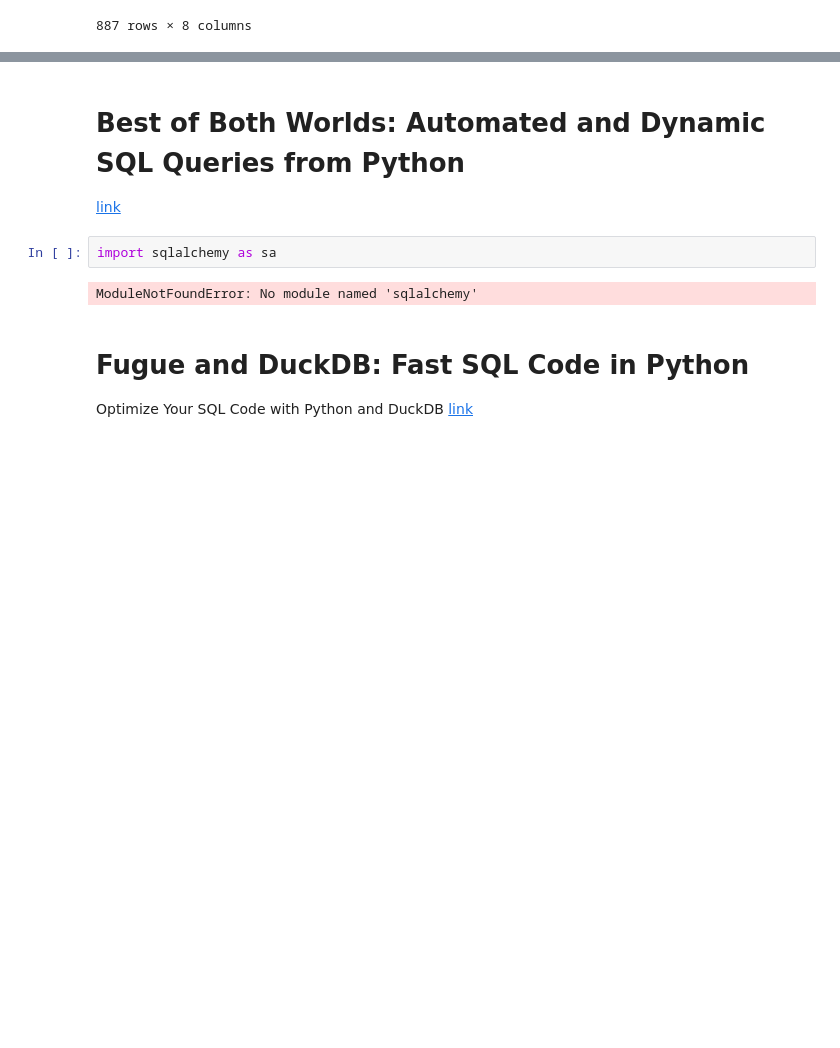
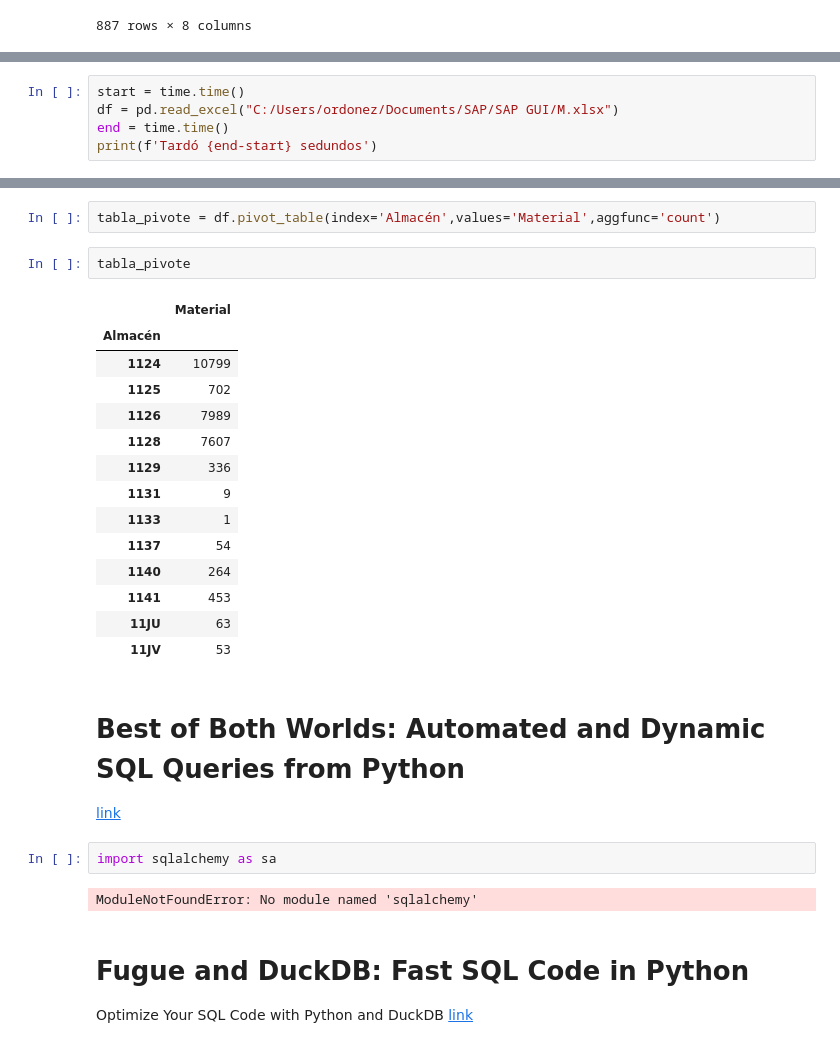
Before and after one commit to vordonez74/notebook, a Jupyter notebook: Pandas.ipynb, the cells around one changed output, grey strips where cells are left out. Saved outputs shown, nothing was run; the diff lists cells and outputs as text; blank space fills up the shorter version.

Commit message:
uso de pivot y agrupacion

```diff
--- a/Pandas.ipynb
+++ b/Pandas.ipynb
@@ -323,0 +598,5 @@ data
+# %%
+start = time.time()
+df = pd.read_excel("C:/Users/ordonez/Documents/SAP/SAP GUI/M.xlsx")
+end = time.time()
+print(f'Tardó {end-start} sedundos')
@@ -324,3 +614,22 @@ data
+# %%
+tabla_pivote = df.pivot_table(index='Almacén',values='Material',aggfunc='count')
+# %%
+tabla_pivote
+# %% [output]
+|  | Material |
+| Almacén |  |
+| 1124 | 10799 |
+| 1125 | 702 |
+| 1126 | 7989 |
+| 1128 | 7607 |
+| 1129 | 336 |
+| 1131 | 9 |
+| 1133 | 1 |
+| 1137 | 54 |
+| 1140 | 264 |
+| 1141 | 453 |
+| 11JU | 63 |
+| 11JV | 53 |
 # %% [markdown]
 # Best of Both Worlds: Automated and Dynamic SQL Queries from Python
 [link](https://towardsdatascience.com/best-of-both-worlds-automated-and-dynamic-sql-queries-from-python-5b74a24501b0)
```
Also changed, not shown: parts of 30 cells of this notebook, 3 other files.
